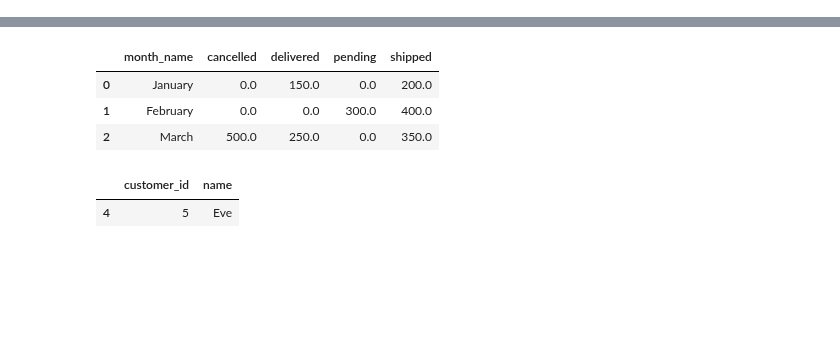
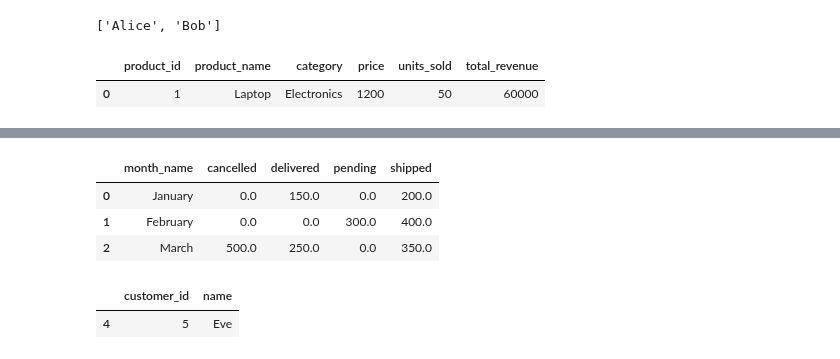
Before and after one commit to edmiller824/sf_tech, a Jupyter notebook: reps.ipynb, the cells around one changed output, grey strips where cells are left out. Drawn from its saved outputs; the diff is of its cells as text; code cells hidden in the pictures; blank space fills up the shorter version.

```diff
--- a/reps.ipynb
+++ b/reps.ipynb
@@ -0,0 +1,71 @@
+# %%
+"""
+	1.	Join customers and orders to get a single table with customer names, cities, and their orders.
+	2.	Find the total amount spent per customer.
+	3.	Find the average order amount per city.
+	4.	List customers who have placed more than 1 order.
+	5.	Which customer made the largest single purchase?
+"""
+import pandas as pd
+
+customers = pd.DataFrame({
+    "customer_id": [1, 2, 3, 4],
+    "name": ["Alice", "Bob", "Charlie", "Diana"],
+    "city": ["New York", "Los Angeles", "Chicago", "New York"]
+})
+
+orders = pd.DataFrame({
+    "order_id": [101, 102, 103, 104, 105, 106],
+    "customer_id": [1, 2, 1, 3, 2, 4],
+    "product": ["Laptop", "Book", "Shirt", "Shoes", "Pen", "Book"],
+    "amount": [1200, 20, 35, 80, 5, 15]
+})
+
+merged = customers.merge(orders, how='inner', on='customer_id')
+cust_spend = merged.groupby('name', as_index=False).agg(total_spent=('amount', 'sum'))
+city_avg = merged.groupby('city', as_index=False).agg(avg_order=('amount', 'mean'))
+gt_1 = (
+    merged.groupby('name', as_index=False)
+        .agg(order_count=('order_id', 'count'))
+        .query('order_count > 1')['name']
+        .to_list()
+        )
+largest_purch = merged.nlargest(1, 'amount')
+# %% [output]
+['Alice', 'Bob']
+# %%
+"""
+	1.	Compute the total revenue per product.
+	2.	Find the best-selling category by total revenue.
+	3.	Get a list of products that sold more than 100 units (use a list comprehension).
+	4.	For each category, calculate the average price of products.
+	5.	Identify the most expensive product overall.
+"""
+import pandas as pd
+
+data = {
+    "product_id": [1, 2, 3, 4, 5, 6],
+    "product_name": ["Laptop", "Book", "Shirt", "Headphones", "Shoes", "Pen"],
+    "category": ["Electronics", "Books", "Clothing", "Electronics", "Clothing", "Books"],
+    "price": [1200, 20, 30, 150, 80, 2],
+    "units_sold": [50, 200, 150, 75, 120, 500]
+}
+
+df = pd.DataFrame(data)
+
+df['total_revenue'] = df['price'] * df['units_sold']
+total_rev = df.groupby('product_name', as_index=False).agg(product_revenue=('total_revenue', 'sum'))
+
+top_cat = (df.groupby('category', as_index=False)
+ .agg(cat_revenue=('total_revenue', 'sum'))
+ .sort_values(by='cat_revenue', ascending=False)
+ .head(1)
+)
+
+gt_100 = [j for i, j in zip(df['units_sold'], df['product_name']) if i > 100]
+avg_price = df.groupby('category', as_index=False).agg(avg_price=('price', 'mean'))
+most_exp = df.nlargest(1, 'price')
+most_exp
+# %% [output]
+|  | product_id | product_name | category | price | units_sold | total_revenue |
+| 0 | 1 | Laptop | Electronics | 1200 | 50 | 60000 |
```
Also changed, not shown: parts of 5 cells of this notebook.
